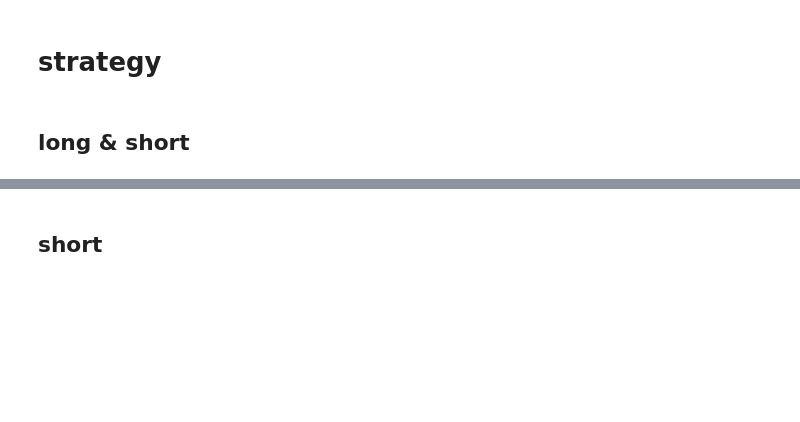
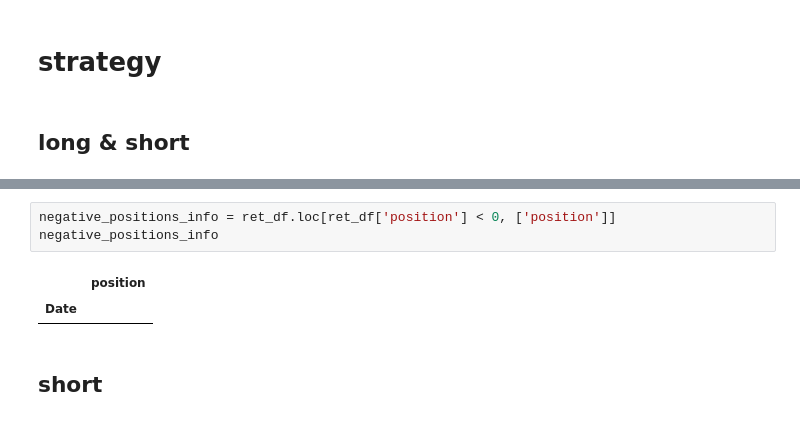
Before and after one commit to Xin95172/Quant_idea, a Jupyter notebook: llt.ipynb, the cells around one changed output, grey strips where cells are left out. Saved outputs shown, nothing was run; the diff lists cells and outputs as text; blank space fills up the shorter version.

```diff
--- a/llt.ipynb
+++ b/llt.ipynb
@@ -261,3 +257,9 @@ df
+# %%
+negative_positions_info = ret_df.loc[ret_df['position'] < 0, ['position']]
+negative_positions_info
+# %% [output]
+|  | position |
+| Date |  |
 # %% [markdown]
 ## short
 # %%
```
Also changed, not shown: parts of 10 cells of this notebook, 2 other files.
